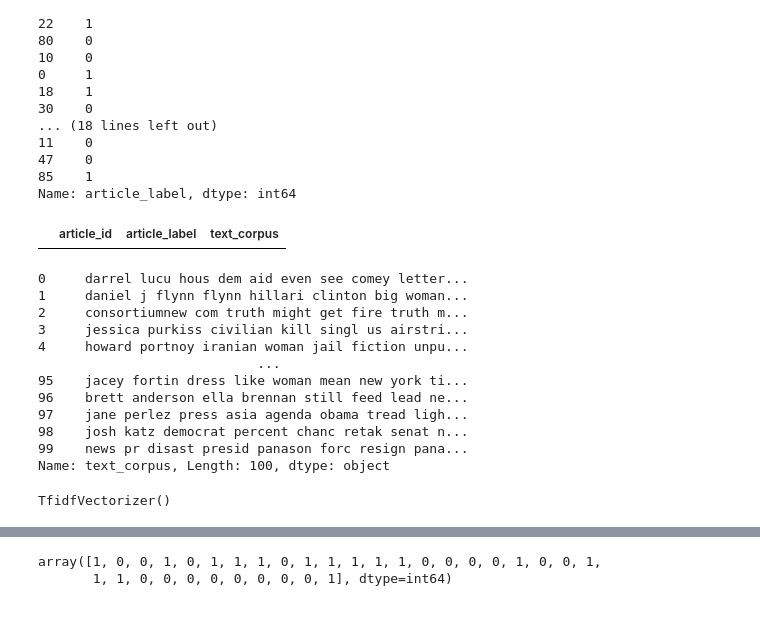
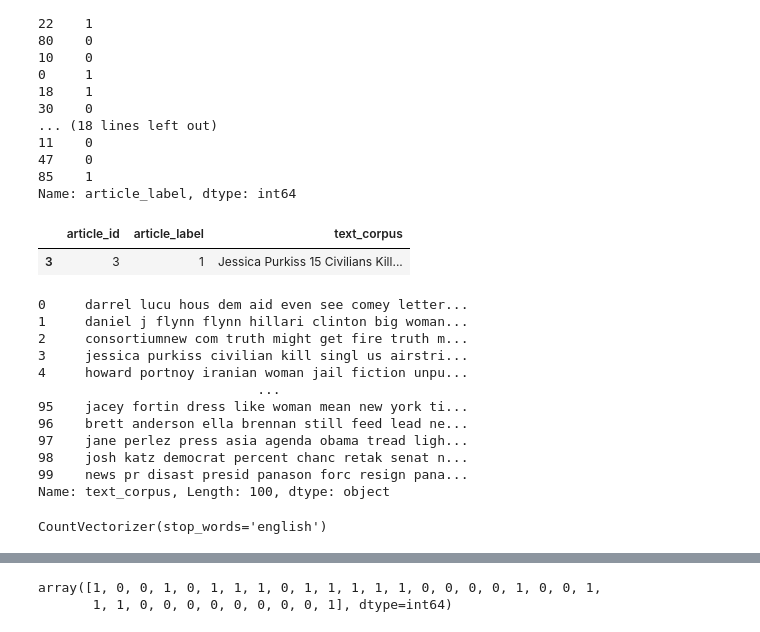
Before and after one commit to jonowood/Project-4-A-Team, a Jupyter notebook: ML/JONO_PREDICT_MASTER.ipynb, the cells around one changed output, grey strips where cells are left out. Saved outputs shown, nothing was run; the diff lists cells and outputs as text; code cells hidden in the pictures.

```diff
--- a/ML/JONO_PREDICT_MASTER.ipynb
+++ b/ML/JONO_PREDICT_MASTER.ipynb
@@ -446,14 +448,12 @@ print(Y_test)
 85    1
 Name: article_label, dtype: int64
 # %%
-news_dataset[300:301]
+news_dataset[3:4]
 # %% [output]
 |  | article_id | article_label | text_corpus |
+| 3 | 3 | 1 | Jessica Purkiss 15 Civilians Kill... |
 # %%
-# vectorizer = TfidfVectorizer()
-# vectorizer.fit(X)
-
-vectorizer = pickle.load(open('../Pickles/tfidfvect2.pkl', 'rb'))
+# vectorizer = pickle.load(open('../Pickles/tfidfvect2.pkl', 'rb'))
 print(X)
 vectorizer.fit(X)
 # %% [output]
@@ -469,7 +469,7 @@ vectorizer.fit(X)
 98    josh katz democrat percent chanc retak senat n...
 99    news pr disast presid panason forc resign pana...
 Name: text_corpus, Length: 100, dtype: object
-TfidfVectorizer()
+CountVectorizer(stop_words='english')
 # %%
 # Assuming X is an array of text inputs
 X_preprocessed = [stemming(text) for text in X]  # Apply stemming to each text in the array
```
Also changed, not shown: parts of 23 cells of this notebook, 5 other files.
